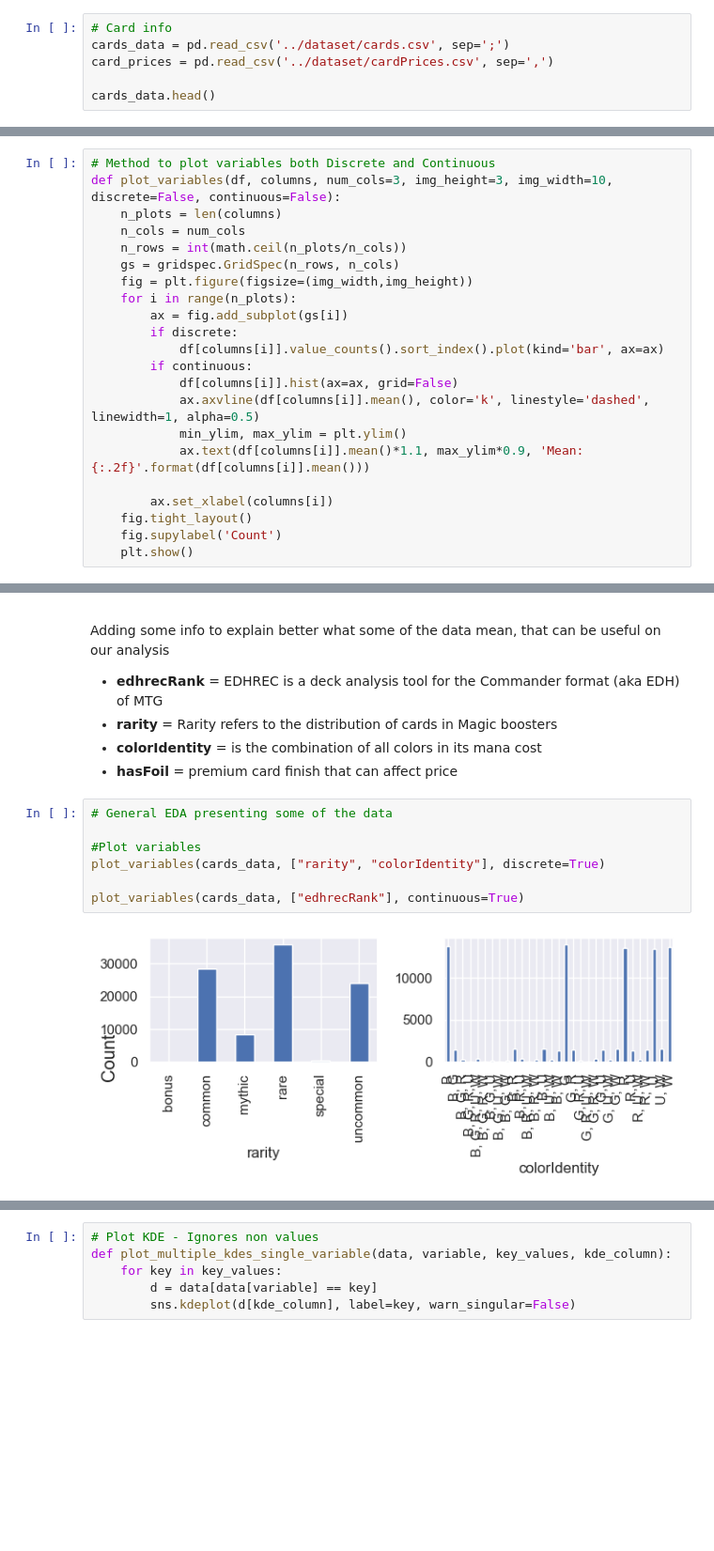
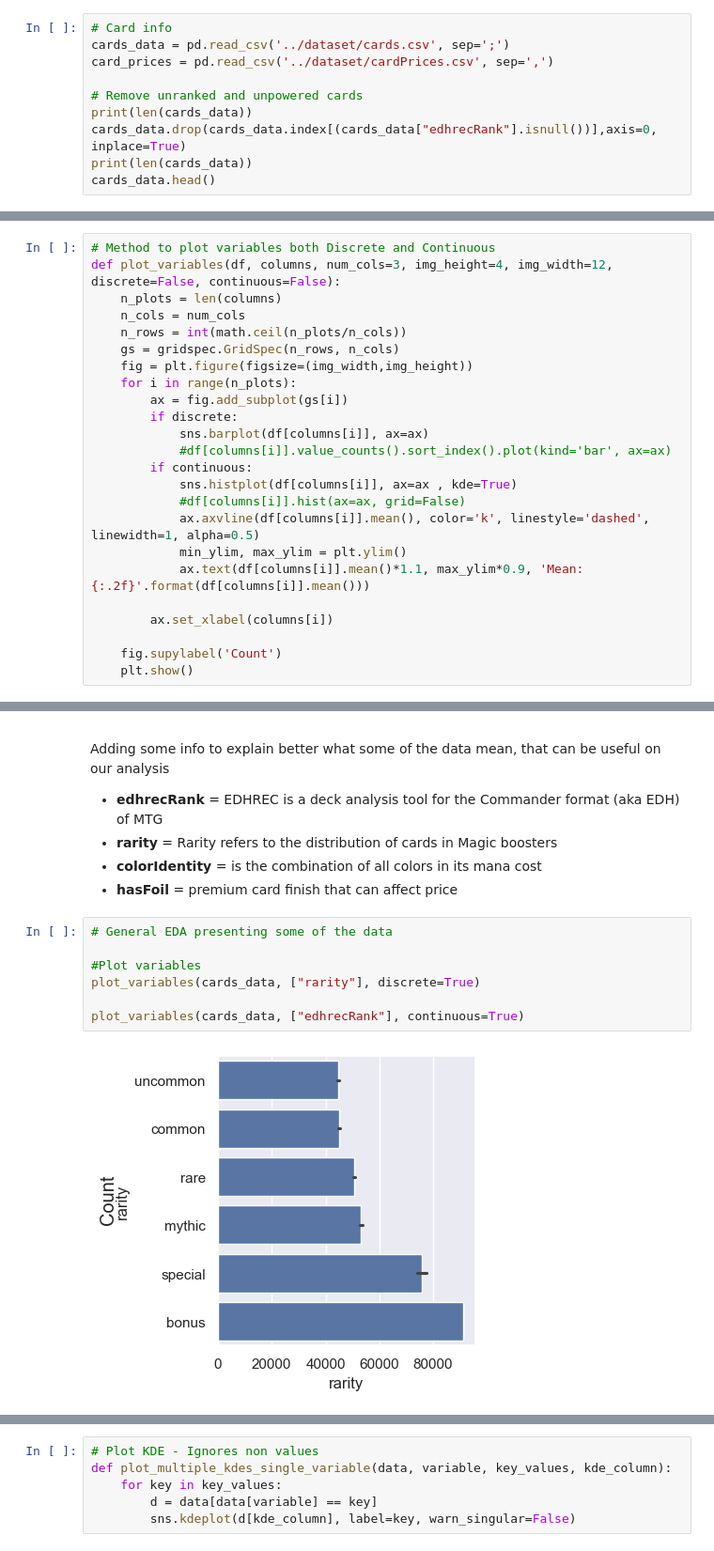
Before and after one commit to victorhg/aai-500-final-project, a Jupyter notebook: notebooks/AAI-500-Group3-Project.ipynb, the cells around one changed output, grey strips where cells are left out. Shown at 94% size. Drawn from its saved outputs; the diff is of its cells as text; blank space fills up the shorter version.

```diff
--- a/notebooks/AAI-500-Group3-Project.ipynb
+++ b/notebooks/AAI-500-Group3-Project.ipynb
@@ -29,5 +29,9 @@ sns.set_theme(style="darkgrid")
 cards_data = pd.read_csv('../dataset/cards.csv', sep=';')
 card_prices = pd.read_csv('../dataset/cardPrices.csv', sep=',')
 
+# Remove unranked and unpowered cards
+print(len(cards_data))
+cards_data.drop(cards_data.index[(cards_data["edhrecRank"].isnull())],axis=0, inplace=True)
+print(len(cards_data))
 cards_data.head()
 # %% [output]
@@ -41,6 +47,6 @@ cards_data.head()
 # %%
 # Method to plot variables both Discrete and Continuous
-def plot_variables(df, columns, num_cols=3, img_height=3, img_width=10, discrete=False, continuous=False):
+def plot_variables(df, columns, num_cols=3, img_height=4, img_width=12, discrete=False, continuous=False):
     n_plots = len(columns)
     n_cols = num_cols
     n_rows = int(math.ceil(n_plots/n_cols))
@@ -49,15 +55,17 @@ def plot_variables(df, columns, num_cols=3, img_height=3, img_width=10, discrete
     for i in range(n_plots):
         ax = fig.add_subplot(gs[i])
         if discrete:
-            df[columns[i]].value_counts().sort_index().plot(kind='bar', ax=ax)
+            sns.barplot(df[columns[i]], ax=ax)
+            #df[columns[i]].value_counts().sort_index().plot(kind='bar', ax=ax)
         if continuous:
-            df[columns[i]].hist(ax=ax, grid=False)
+            sns.histplot(df[columns[i]], ax=ax , kde=True)
+            #df[columns[i]].hist(ax=ax, grid=False)
             ax.axvline(df[columns[i]].mean(), color='k', linestyle='dashed', linewidth=1, alpha=0.5)
             min_ylim, max_ylim = plt.ylim()
             ax.text(df[columns[i]].mean()*1.1, max_ylim*0.9, 'Mean: {:.2f}'.format(df[columns[i]].mean()))
 
         ax.set_xlabel(columns[i])
-    fig.tight_layout()
+
     fig.supylabel('Count')
     plt.show()
 # %% [markdown]
@@ -71,9 +79,9 @@ Adding some info to explain better what some of the data mean, that can be usefu
 # %%
 # General EDA presenting some of the data
 
 #Plot variables
-plot_variables(cards_data, ["rarity", "colorIdentity"], discrete=True)
+plot_variables(cards_data, ["rarity"], discrete=True)
 
 plot_variables(cards_data, ["edhrecRank"], continuous=True)
 # %% [output]
-[figure, old version]
+[figure, new version]
```
Also changed, not shown: parts of 8 cells of this notebook.
